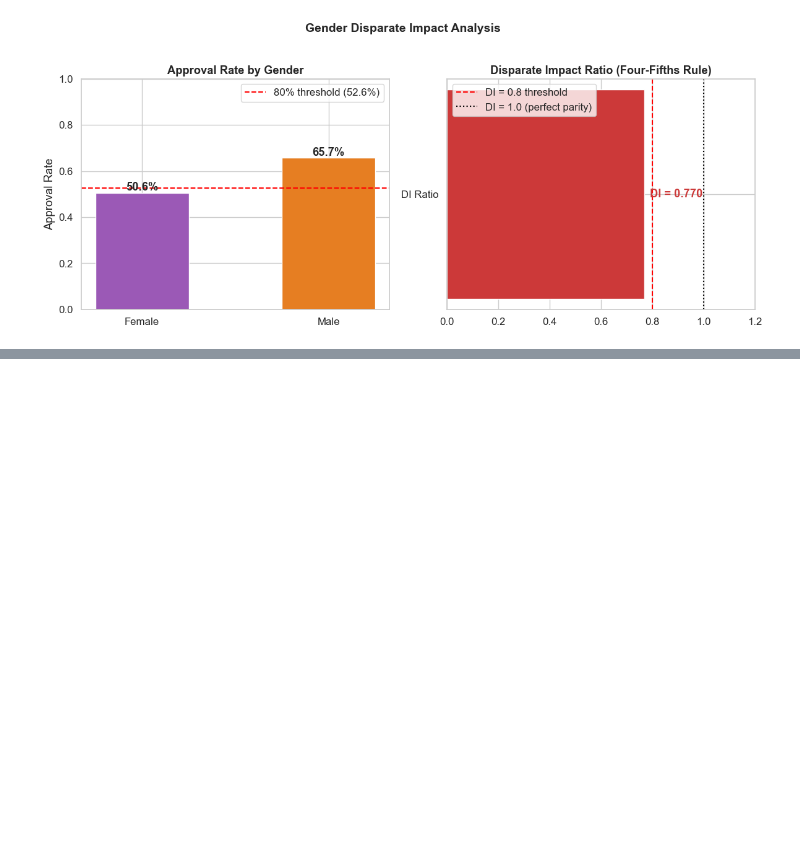
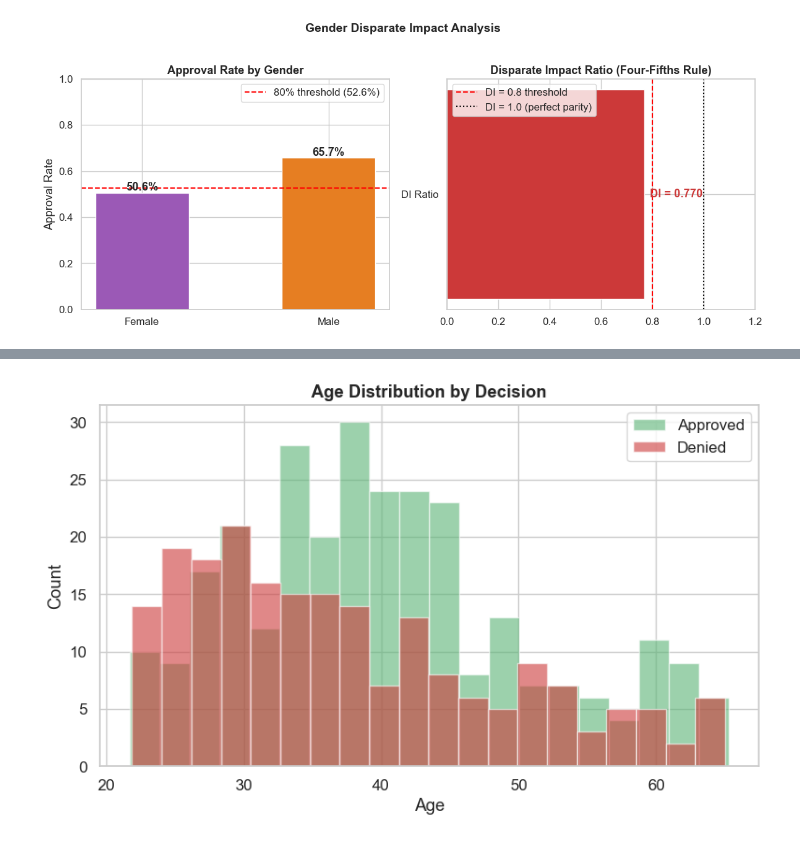
Before and after one commit to selin71414/dego-project-team9, a Jupyter notebook: notebooks/02-bias-analysis.ipynb, the cells around one changed output, grey strips where cells are left out. Drawn from its saved outputs; the diff is of its cells as text; code cells hidden in the pictures; blank space fills up the shorter version.

```diff
--- a/notebooks/02-bias-analysis.ipynb
+++ b/notebooks/02-bias-analysis.ipynb
@@ -145,0 +236,17 @@ plt.show()
+# %%
+# Bar Chart for Age distribution - approved vs denied
+fig, ax = plt.subplots(figsize=(8, 5))
+
+df_age[df_age['loan_approved']==True]['age'].plot.hist(
+    bins=20, ax=ax, alpha=0.6, color='#5ab375', label='Approved')
+df_age[df_age['loan_approved']==False]['age'].plot.hist(
+    bins=20, ax=ax, alpha=0.6, color="#cc3939", label='Denied')
+
+ax.set_title('Age Distribution by Decision', fontweight='bold')
+ax.set_xlabel('Age')
+ax.set_ylabel('Count')
+ax.legend()
+plt.tight_layout()
+plt.show()
+# %% [output]
+[figure, added]
```
Also changed, not shown: parts of 7 cells of this notebook.
